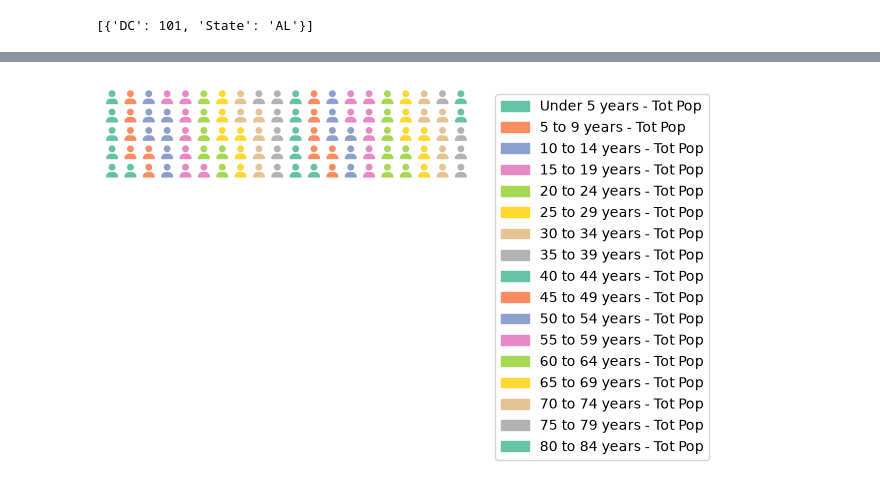
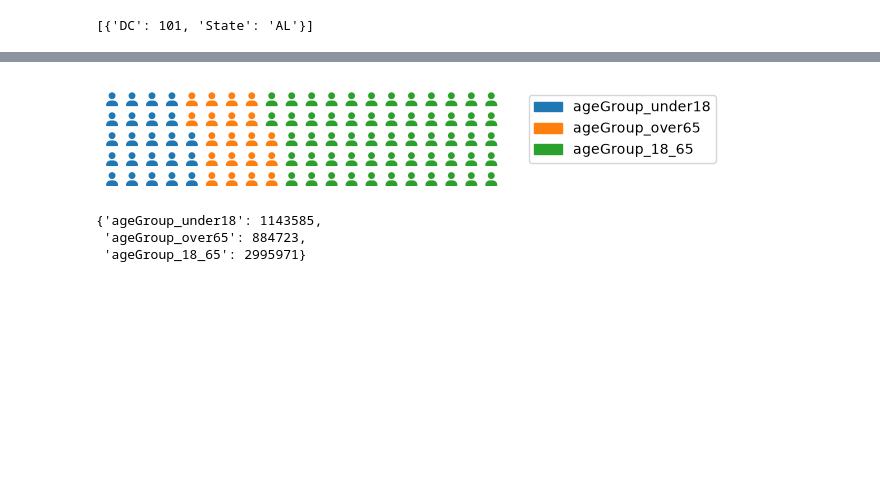
Before and after one commit to camilleberg/congressional_communities, a Jupyter notebook: map project/new_map_viz/people_char.ipynb, the cells around one changed output, grey strips where cells are left out. Saved outputs shown, nothing was run; the diff lists cells and outputs as text; code cells hidden in the pictures; blank space fills up the shorter version.

```diff
--- a/map project/new_map_viz/people_char.ipynb
+++ b/map project/new_map_viz/people_char.ipynb
@@ -51,0 +61,12 @@ df.rename(columns={'Dist Code': 'DC', 'State Postal Abbreviation': 'State'}, inp
+# %%
+df = df.copy()
+
+df_new = df.assign(
+    ageGroup_under18=lambda x: x['Total Population'] - x['18 years and over - Tot Pop'],
+    ageGroup_over65=lambda x: x['65 years and over  - Tot Pop'],
+    ageGroup_18_65=lambda x: (
+        x['18 years and over - Tot Pop'] - x['65 years and over  - Tot Pop']
+    )
+)
+
+df_new
@@ -52,4 +87,4 @@ df.rename(columns={'Dist Code': 'DC', 'State Postal Abbreviation': 'State'}, inp
 # %%
-age_bracket_cols = [col for col in df.columns if re.search(r'^(?!.*\bover\b).*?\bPop$', col)]
+age_bracket_cols = [col for col in df_new.columns if re.search(r'^ageGroup', col)]
 age_bracket_cols
 # %% [output]
@@ -75,6 +94,6 @@ age_bracket_cols
 # takes
 
 # e.g. age
-df_age = df[['CCN20', 'DC', 'State']].join(df[age_bracket_cols])
+df_age = df_new[['CCN20', 'DC', 'State']].join(df_new[age_bracket_cols])
 df_age
 # %% [output]
@@ -183,14 +163,21 @@ plt.figure(
 # %%
-plt.figure(
+fig_dc = plt.figure(
   FigureClass=Waffle,
   rows=5,
   columns=20,
   values=df_cd_graph[ccn20_record['DC']],
   legend={'loc': 'upper left', 'bbox_to_anchor': (1.05, 1)},
   icons = 'user',
-  font_size = 10
+  font_size = 10,
+  cmap_name="tab10"
 )
-plt.show()
+fig_dc.show()
 # %% [output]
-[figure, old version]
+[figure, new version]
+# %%
+df_state_graph[ccn20_record['State']]
+# %% [output]
+{'ageGroup_under18': 1143585,
+ 'ageGroup_over65': 884723,
+ 'ageGroup_18_65': 2995971}
 # %%
```
Also changed, not shown: parts of 22 cells of this notebook, 1 other file.
